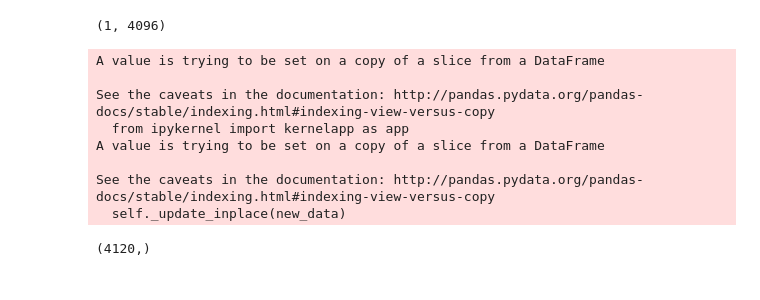
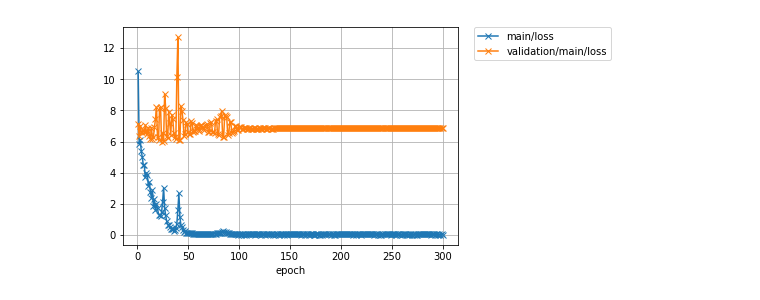
Before and after one commit to mattjones315/BachelorPredict, a Jupyter notebook: bachelorCNN.ipynb, the cells around one changed output. Cells and saved outputs as stored; diff of their text form; code cells hidden in the pictures.

```diff
--- a/bachelorCNN.ipynb
+++ b/bachelorCNN.ipynb
@@ -217,37 +287,0 @@ class VGG(Chain):
-# %%
-# Section to create a fully connected input layer from images and extra variables
-
-model = VGG()
-
-train_iter = chainer.iterators.SerialIterator(train_data, batch_size=1, shuffle=False)
-
-features = []
-targets = []
-
-for t in train_data:
-
-    image_train, target_train = concat_examples([t], -1)
-    proc = model(image_train)
-    r = df_enc.iloc[target_train[0]]
-
-    # Target is week eliminated
-    target = r["ElimWeek"]
-
-    # if NAN it means we didn't have data - setting to -1 to not cause an error
-    r[np.isnan(r)] = -1
-
-    # add extra variables to output of image net
-    proc = np.append(proc, r[1:])
-    features.append(proc)
-    targets.append(target)
-# %% [output]
-(1, 4096)
-A value is trying to be set on a copy of a slice from a DataFrame
-
-See the caveats in the documentation: http://pandas.pydata.org/pandas-docs/stable/indexing.html#indexing-view-versus-copy
-  from ipykernel import kernelapp as app
-A value is trying to be set on a copy of a slice from a DataFrame
-
-See the caveats in the documentation: http://pandas.pydata.org/pandas-docs/stable/indexing.html#indexing-view-versus-copy
-  self._update_inplace(new_data)
-(4120,)
@@ -255,0 +288,4 @@ len(features)
+# %%
+Image(filename = "result/loss.png")
+# %% [output]
+[figure, added]
```
Also changed, not shown: parts of 13 cells of this notebook.
